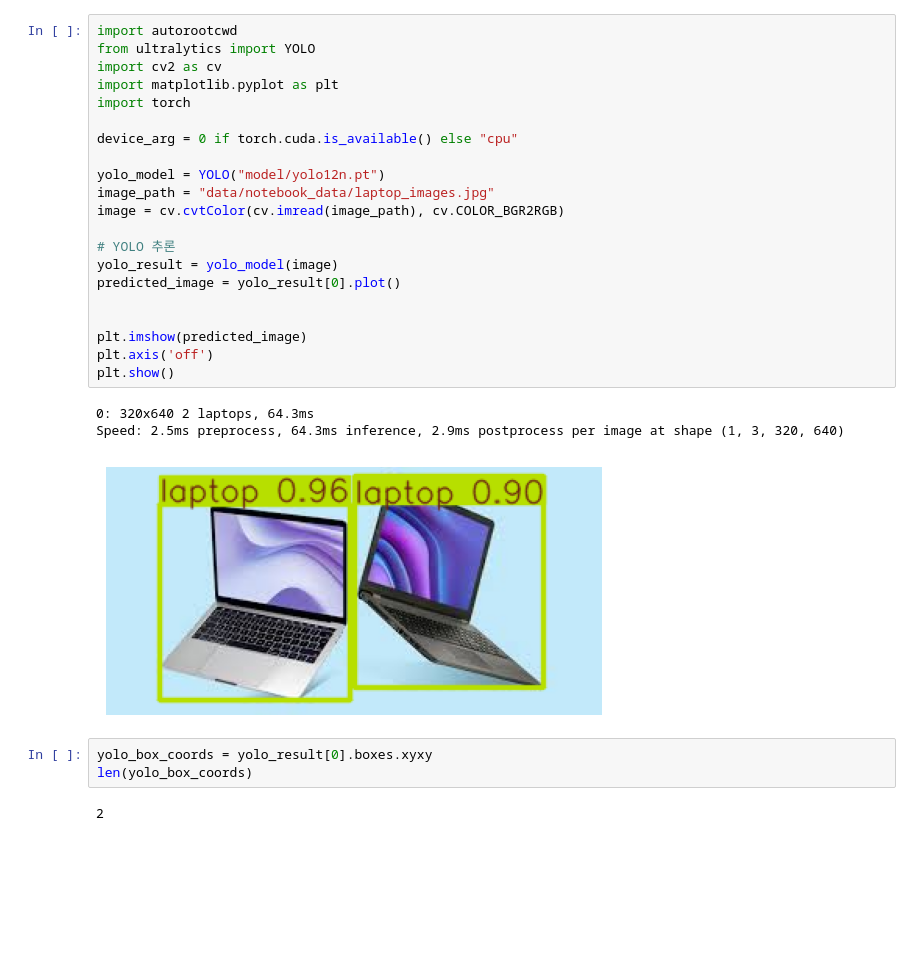
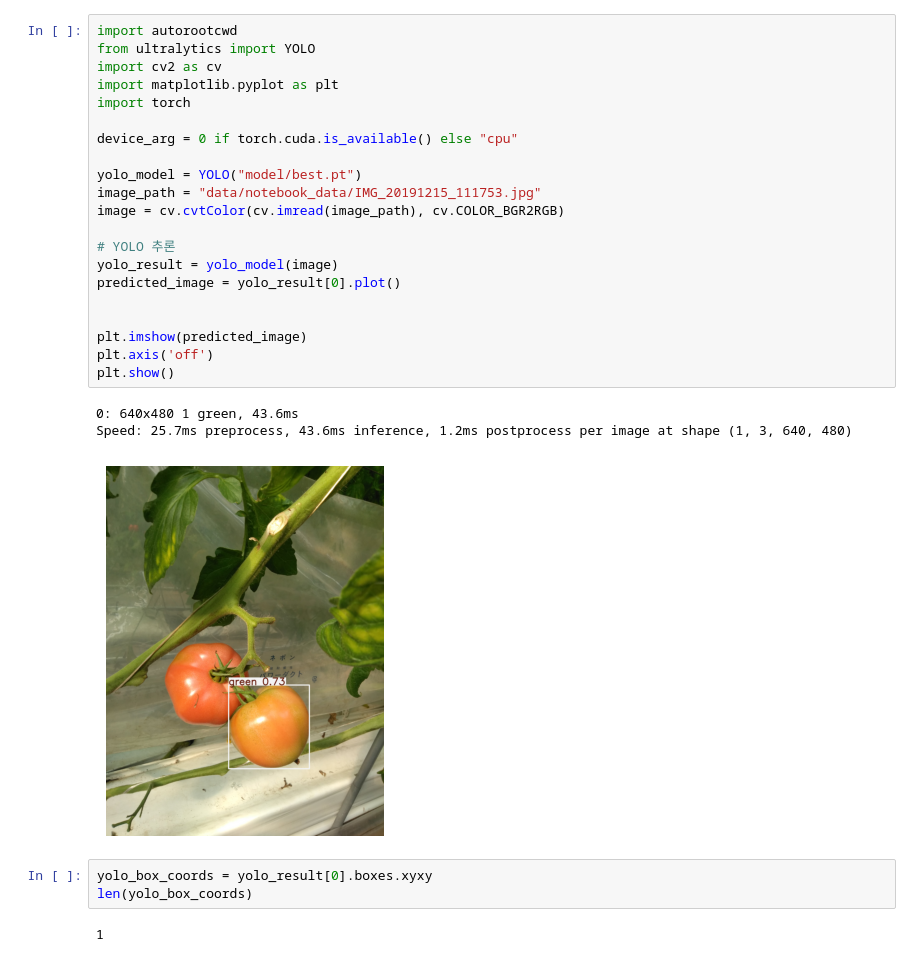
Before and after one commit to NVA-Lab/TomatoVision3D, a Jupyter notebook: notebook/concept_check.ipynb, the cells around one changed output. Cells and saved outputs as stored; diff of their text form; blank space fills up the shorter version.

```diff
--- a/notebook/concept_check.ipynb
+++ b/notebook/concept_check.ipynb
@@ -1,33 +1,33 @@
 # %%
 import autorootcwd
 from ultralytics import YOLO
 import cv2 as cv
 import matplotlib.pyplot as plt
 import torch
 
 device_arg = 0 if torch.cuda.is_available() else "cpu"
 
-yolo_model = YOLO("model/yolo12n.pt")
-image_path = "data/notebook_data/laptop_images.jpg"
+yolo_model = YOLO("model/best.pt")
+image_path = "data/notebook_data/IMG_20191215_111753.jpg"
 image = cv.cvtColor(cv.imread(image_path), cv.COLOR_BGR2RGB)
 
 # YOLO 추론
 yolo_result = yolo_model(image)
 predicted_image = yolo_result[0].plot()
 
 
 plt.imshow(predicted_image)
 plt.axis('off')
 plt.show()
 # %% [output]
-0: 320x640 2 laptops, 64.3ms
-Speed: 2.5ms preprocess, 64.3ms inference, 2.9ms postprocess per image at shape (1, 3, 320, 640)
+0: 640x480 1 green, 43.6ms
+Speed: 25.7ms preprocess, 43.6ms inference, 1.2ms postprocess per image at shape (1, 3, 640, 480)
-[figure, old version]
+[figure, new version]
 # %%
 yolo_box_coords = yolo_result[0].boxes.xyxy
 len(yolo_box_coords)
 # %% [output]
-2
+1
 # %%
 yolo_result[0].plot()
 # %% [output]
```
Also changed, not shown: parts of 6 cells of this notebook, 14 other files.
